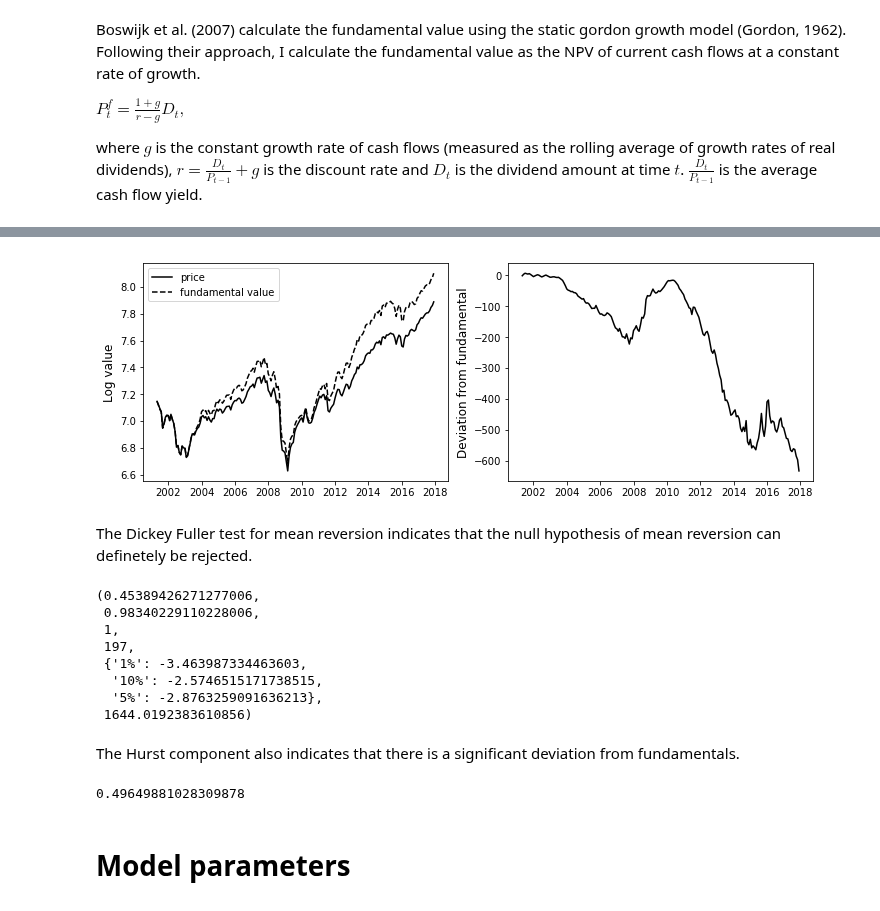
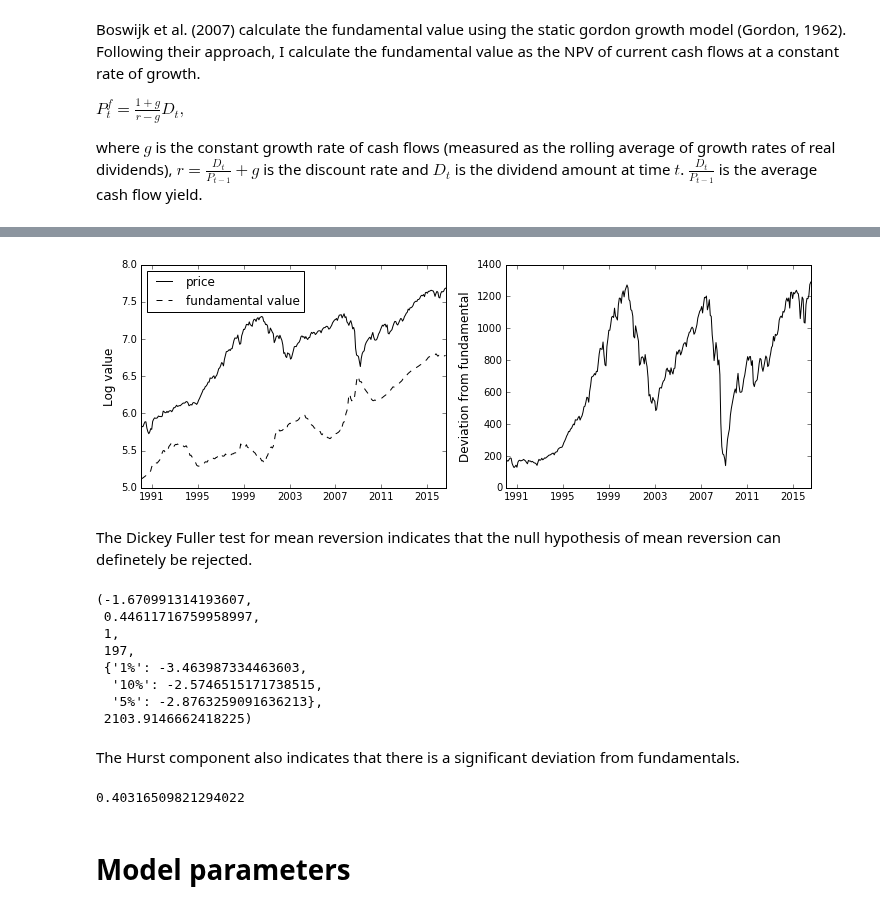
Before and after one commit to joerischasfoort/sim-fin-abm, a Jupyter notebook: Fundamentals-unhinged-baseline-replication.ipynb, the cells around one changed output, grey strips where cells are left out. Saved outputs shown, nothing was run; the diff lists cells and outputs as text; code cells hidden in the pictures.

Commit message:
start_evolutionary_algo_calibration

```diff
--- a/Fundamentals-unhinged-baseline-replication.ipynb
+++ b/Fundamentals-unhinged-baseline-replication.ipynb
@@ -20,19 +20,30 @@ $P^f_t = \frac{1 + g}{r - g} D_t,$
 where $g$ is the constant growth rate of cash flows (measured as the rolling average of growth rates of real dividends), $r = \frac{D_t}{P_{t-1}} + g$ is the discount rate and $D_t$ is the dividend amount at time $t$. $\frac{D_t}{P_{t-1}}$ is the average cash flow yield.
 # %%
 start_date = '1960-01-01'
-end_date = '2017-12-31'
-window = 120
+end_date = '2016-8-31'
+window = 320
 # %%
 spy_real_price = quandl.get("MULTPL/SP500_REAL_PRICE_MONTH", authtoken="8EKNms1cLLU-dBjk5Y4d").loc[start_date:end_date]
 spy_real_price = spy_real_price.rename(columns={"Value": "price"})
+
 spy_dividends = quandl.get("MULTPL/SP500_DIV_MONTH", authtoken="8EKNms1cLLU-dBjk5Y4d").loc[start_date:end_date]
 spy_dividends = spy_dividends.rename(columns={"Value": "dividends"})
 spy_dividends.index = spy_dividends.index + pd.offsets.MonthBegin(1)
 spy_all = spy_dividends.join(spy_real_price)
+
+spy_t_bill = quandl.get("FRED/INTGSTUSM193N", authtoken="8EKNms1cLLU-dBjk5Y4d").loc[start_date:end_date]
+spy_t_bill = spy_t_bill.rename(columns={"Value": "dividends"})
+
+spy_all['t_bill_int'] = spy_t_bill / 100
+
 spy_all['div_growth'] = spy_all['dividends'].pct_change()
 spy_all['av_div_growth'] = spy_all['div_growth'].rolling(window=window,center=False).mean()
 spy_all['yield'] = spy_all['dividends'].iloc[1:] / spy_all['price'].iloc[:-1]
-spy_all = spy_all.iloc[window:-1]
+spy_all['ml_discount'] = [0.052 for x in range(len(spy_all))]
+spy_all['fixed_yield'] = spy_all['t_bill_int'] + spy_all['ml_discount']
+
+spy_all = spy_all.iloc[-window:-1]
 # %%
-spy_all['fundamental'] = ((1 + spy_all['av_div_growth']) / (spy_all['yield'] - spy_all['av_div_growth'])) * spy_all['dividends']
+#spy_all['fundamental'] = ((1 + spy_all['av_div_growth']) / (spy_all['yield'] - spy_all['av_div_growth'])) * spy_all['dividends']
+spy_all['fundamental'] = ((1 + spy_all['av_div_growth']) / (spy_all['fixed_yield'] - spy_all['av_div_growth'])) * spy_all['dividends']
 spy_all['dev_fundamental'] = spy_all['price'] - spy_all['fundamental']
@@ -49,36 +50,36 @@ spy_all.head()
 # %%
 fig, (ax1, ax2) = plt.subplots(1, 2, figsize=(12,4))
 
-ax1.plot(spy_all['price'].iloc[-200:].index, np.log(spy_all['price']).iloc[-200:], 'k-', label='price')
-ax1.plot(spy_all['fundamental'].iloc[-200:].index, np.log(spy_all['fundamental']).iloc[-200:], 'k--', label='fundamental value')
+ax1.plot(spy_all['price'].iloc[:].index, np.log(spy_all['price']).iloc[:], 'k-', label='price')
+ax1.plot(spy_all['fundamental'].iloc[:].index, np.log(spy_all['fundamental']).iloc[:], 'k--', label='fundamental value')
 ax1.set_ylabel('Log value', fontsize='12')
 ax1.legend(loc='best')
 
-ax2.plot(spy_all['dev_fundamental'].iloc[-200:].index, spy_all['dev_fundamental'].iloc[-200:], 'k-')
+ax2.plot(spy_all['dev_fundamental'].iloc[:].index, spy_all['dev_fundamental'].iloc[:], 'k-')
 ax2.set_ylabel('Deviation from fundamental', fontsize='12')
 
 fig.savefig('fundamentals.png')
 # %% [output]
-[figure, old version]
+[figure, new version]
 # %% [markdown]
 The Dickey Fuller test for mean reversion indicates that the null hypothesis of mean reversion can definetely be rejected.
 # %%
 ts.adfuller(spy_all['dev_fundamental'].iloc[-200:-1], 1)
 # %% [output]
-(0.45389426271277006,
- 0.98340229110228006,
+(-1.670991314193607,
+ 0.44611716759958997,
  1,
  197,
  {'1%': -3.463987334463603,
   '10%': -2.5746515171738515,
   '5%': -2.8763259091636213},
- 1644.0192383610856)
+ 2103.9146662418225)
 # %% [markdown]
 The Hurst component also indicates that there is a significant deviation from fundamentals.
 # %%
-hurst(spy_all['dev_fundamental'].iloc[-200:-1])
+hurst(spy_all['dev_fundamental'].iloc[:-1])
 # %% [output]
-0.49649881028309878
+0.40316509821294022
 # %% [markdown]
 # Model parameters
 # %%
```
Also changed, not shown: parts of 6 cells of this notebook, 5 other files.
